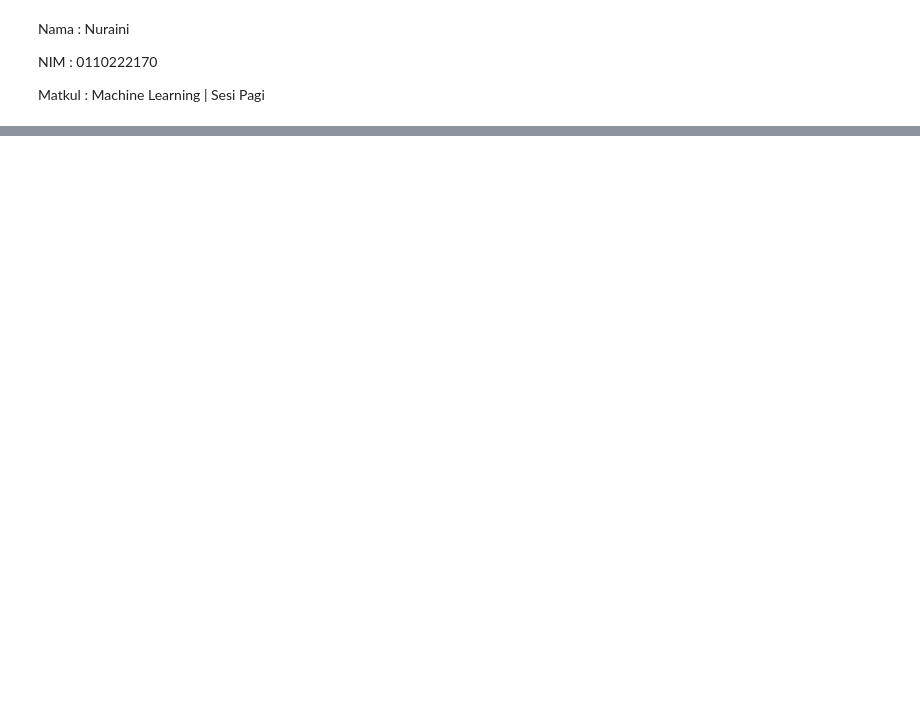
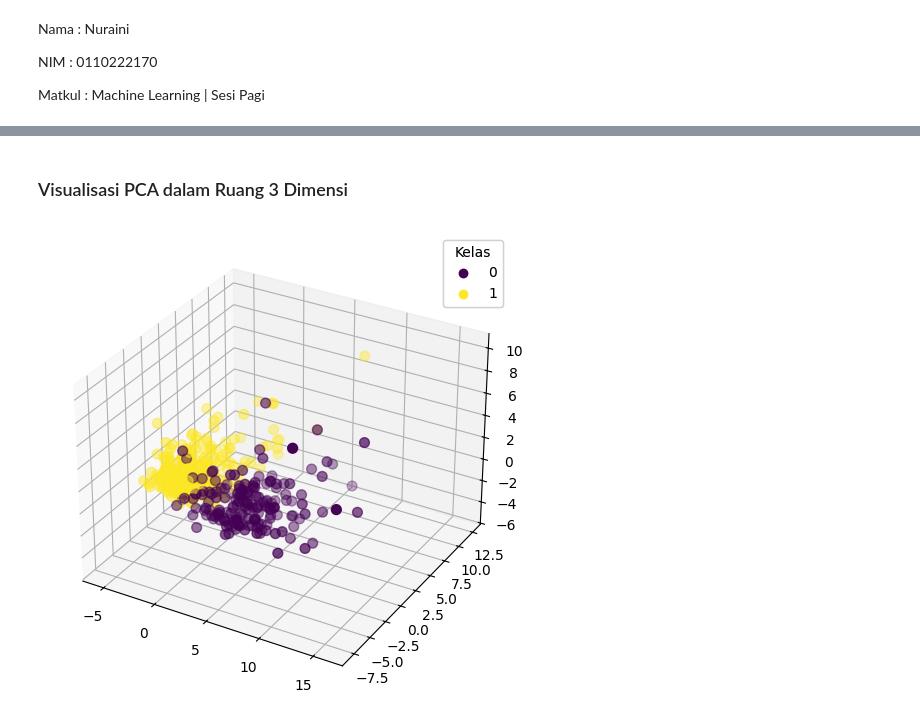
Before and after one commit to nuraini2502/MachineLearning, a Jupyter notebook: praktikumMandiri.ipynb, the cells around one changed output, grey strips where cells are left out. Saved outputs shown, nothing was run; the diff lists cells and outputs as text; code cells hidden in the pictures; blank space fills up the shorter version.

```diff
--- a/praktikumMandiri.ipynb
+++ b/praktikumMandiri.ipynb
@@ -275,0 +180,9 @@ Kode ini membuat visualisasi interaktif hasil clustering DBSCAN menggunakan Plot
+# %%
+# PCA dengan 3 komponen utama
+pca = PCA(n_components=3)
+
+X_train_pca = pca.fit_transform(X_train_scaled)
+X_test_pca = pca.transform(X_test_scaled)
+
+print("Shape X_train_pca: ", X_train_pca.shape)
+print("Shape X_test_pca: ", X_test_pca.shape)
@@ -275,0 +223,12 @@ Kode ini membuat visualisasi interaktif hasil clustering DBSCAN menggunakan Plot
+# %%
+# Model SVM dengan PCA
+svm_pca = SVC(kernel='rbf', gamma='scale', random_state=42)
+svm_pca.fit(X_train_pca, y_train)
+
+# Prediksi dan evaluasi
+y_pred_pca = svm_pca.predict(X_test_pca)
+acc_pca = accuracy_score(y_test, y_pred_pca)
+
+print("Akurasi SVM dengan PCA: ", acc_pca)
+print("\nClassification Report (dengan PCA) : ")
+print(classification_report(y_test, y_pred_pca, target_names=cancer.target_names))
@@ -275,0 +255,25 @@ Kode ini membuat visualisasi interaktif hasil clustering DBSCAN menggunakan Plot
+# %% [markdown]
+### Visualisasi PCA dalam Ruang 3 Dimensi
+# %%
+# Visual 3D PCA (menggunakan data train)
+fig = plt.figure(figsize=(8, 6))
+ax = fig.add_subplot(111, projection='3d')
+
+scatter = ax.scatter(
+    X_train_pca[:, 0],
+    X_train_pca[:, 1],
+    X_train_pca[:, 2],
+    c=y_train,
+    s=50
+)
+
+# Tambahkan legend berdasarkan kelas
+legend = ax.legend(
+    *scatter.legend_elements(),
+    title="Kelas"
+)
+ax.add_artist(legend)
+
+plt.show()
+# %% [output]
+[figure, added]
```
Also changed, not shown: parts of 76 cells of this notebook.
